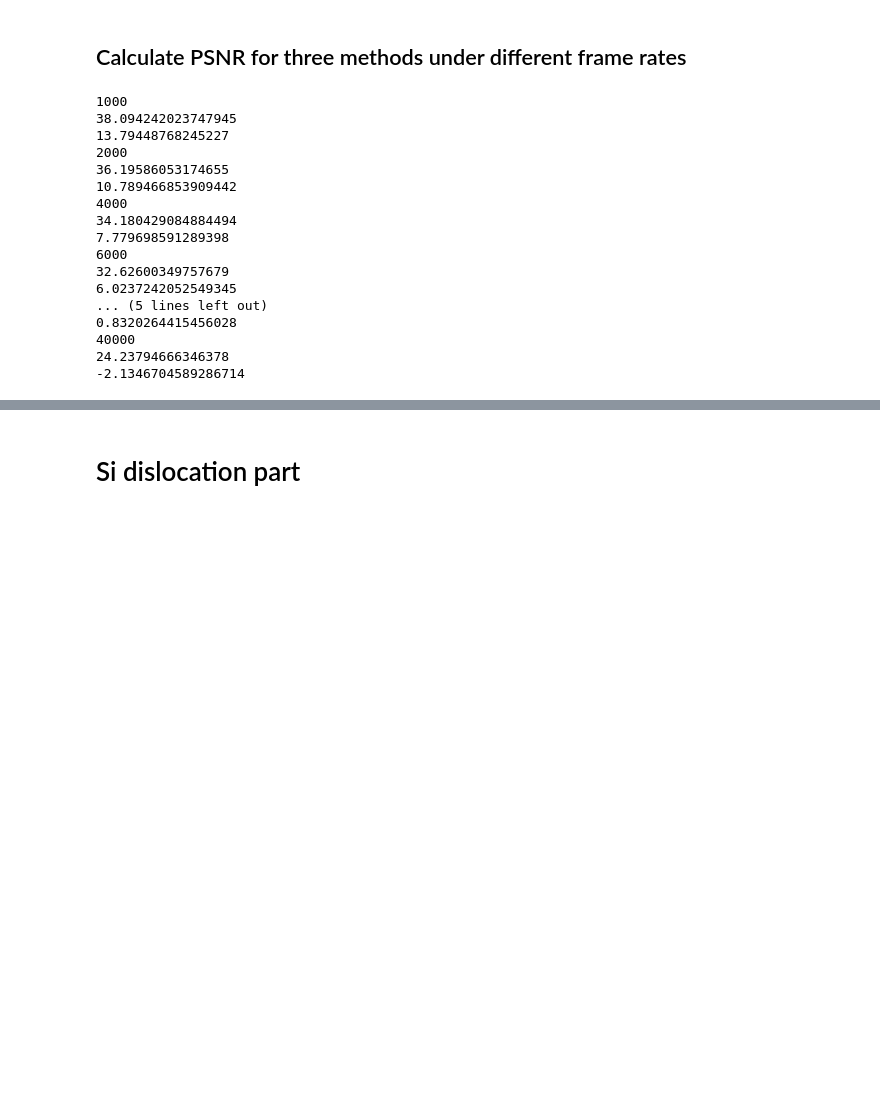
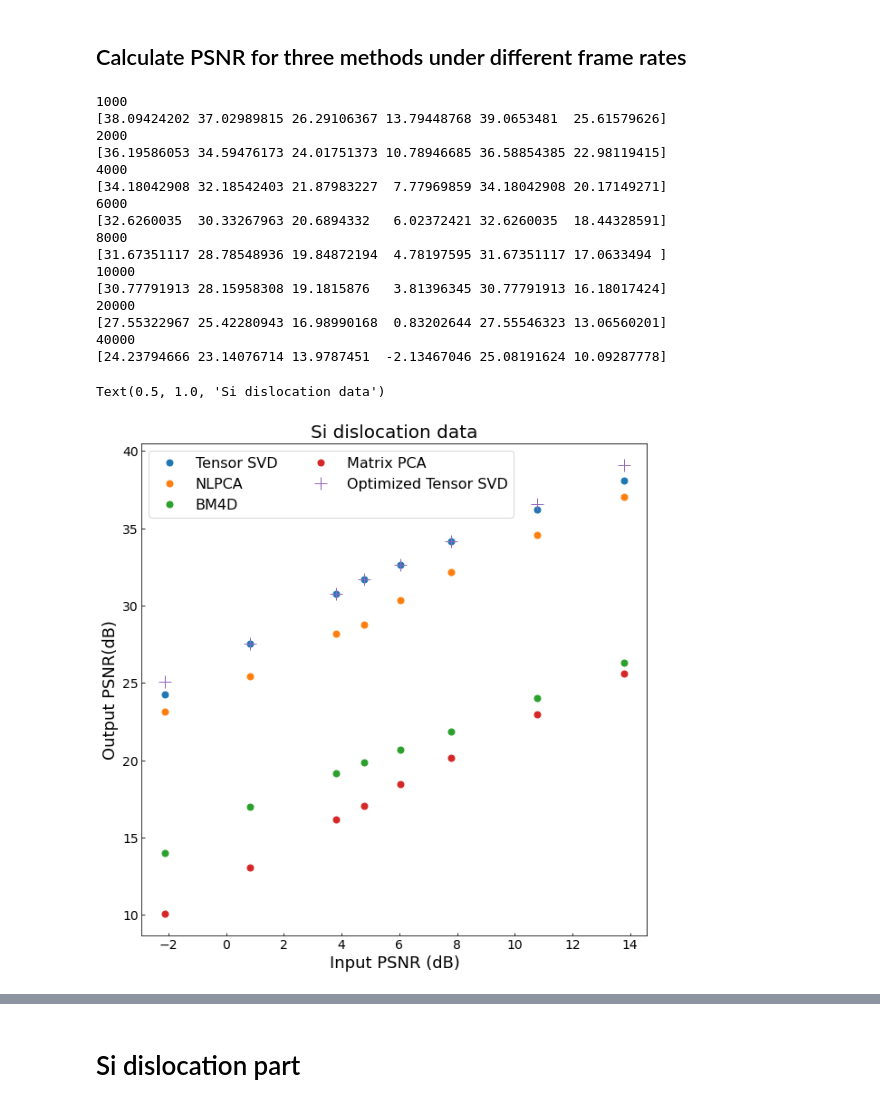
Before and after one commit to CY-Zhang/PyProcessingCodes, a Jupyter notebook: TensorDenoise/VisulizeResult_DenoiseMethodsComparison.ipynb, the cells around one changed output, grey strips where cells are left out. Cells and saved outputs as stored; diff of their text form; code cells hidden in the pictures; blank space fills up the shorter version.

```diff
--- a/TensorDenoise/VisulizeResult_DenoiseMethodsComparison.ipynb
+++ b/TensorDenoise/VisulizeResult_DenoiseMethodsComparison.ipynb
@@ -30,59 +28,82 @@ noisy_file.shape
 # %%
-# Calculate input vs output psnr for tensor, NPLCA, and BM4D
-FPS_list = [1000,2000,4000,6000,8000,20000,40000]
-PSNR_list = np.zeros((5,len(FPS_list)))
-path = '/srv/home/chenyu/TensorDenoise/Simulatons/STO_simulation/'
+# Plot input vs output psnr
+FPS_list = [1000,2000,4000,6000,8000,10000,20000,40000]
+PSNR_list = np.zeros((6,len(FPS_list)))
+path = 'D:/2020/TensorSVD/ManuscriptRelated/SimulationData/'
 for i in range(len(FPS_list)):
     FPS = FPS_list[i]
-    truth_file = path + 'Simulation_truth_STO_slice_5_'+str(FPS)+'FPS_cropped_100layers.npy'
+    truth_file = path + 'DenoiseInput_cropped/STO/Simulation_truth_STO_slice_5_'+str(FPS)+'FPS_cropped_100layers.npy'
     truth_file = np.load(truth_file)
 
-    noisy_file = path + 'Simulation_noisy_STO_slice_5_'+str(FPS)+'FPS_cropped_100layers.mat'
+    noisy_file = path + 'DenoiseInput_cropped/STO/Simulation_noisy_STO_slice_5_'+str(FPS)+'FPS_cropped_100layers.mat'
     noisy_file = sio.loadmat(noisy_file)
     noisy_file = noisy_file['datacube']
 
-    tensor_file = path + 'Simulation_tensor_STO_slice_5_'+str(FPS)+'FPS_cropped_100layers.mat'
+    tensor_file = path + 'DenoiseOutput_cropped/STO/Simulation_tensor_STO_slice_5_'+str(FPS)+'FPS_cropped_100layers.mat'
     tensor_file = sio.loadmat(tensor_file)
     tensor_file = tensor_file['est_HOOI']
 
-    NLPCA_file = path + 'Simulation_NLPCA_STO_slice_5_'+str(FPS)+'FPS_cropped_100layers.mat'
+    NLPCA_file = path + 'DenoiseOutput_cropped/STO/Simulation_NLPCA_STO_slice_5_'+str(FPS)+'FPS_cropped_100layers.mat'
     NLPCA_file = sio.loadmat(NLPCA_file)
     NLPCA_file = NLPCA_file['est_NLPCA']
 
-    BM4D_file = path + 'Simulation_BM4D_STO_slice_5_'+str(FPS)+'FPS_cropped_100layers.mat'
+    BM4D_file = path + 'DenoiseOutput_cropped/STO/Simulation_BM4D_STO_slice_5_'+str(FPS)+'FPS_cropped_100layers.mat'
     BM4D_file = sio.loadmat(BM4D_file)
     BM4D_file = BM4D_file['est_BM4D']
 
-    tensor_file_optimized = path + 'Simulation_tensor_STO_slice_5_'+str(FPS)+'FPS_cropped_100layers_optimized.mat'
+    tensor_file_optimized = path + 'DenoiseOutput_cropped/STO/Simulation_tensor_STO_slice_5_'+str(FPS)+'FPS_cropped_100layers_optimized.mat'
     tensor_file_optimized = sio.loadmat(tensor_file_optimized)
     tensor_file_optimized = tensor_file_optimized['est_HOOI']
+
+    PCA_file = path + 'DenoiseOutput_cropped/STO/Simulation_PCA_STO_slice_5_'+str(FPS)+'FPS_cropped_100layers.npy'
+    PCA_file = np.load(PCA_file)
 
     PSNR_list[0,i] = averagePSNR(tensor_file,truth_file,0)
     PSNR_list[1,i] = averagePSNR(NLPCA_file,truth_file,0)
     PSNR_list[2,i] = averagePSNR(BM4D_file,truth_file,0)
     PSNR_list[3,i] = averagePSNR(noisy_file,truth_file,0)
     PSNR_list[4,i] = averagePSNR(tensor_file_optimized, truth_file, 0)
+    PSNR_list[5,i] = averagePSNR(PCA_file, truth_file, 0)
+
 
     print(FPS)
-    print(averagePSNR(tensor_file,truth_file,0))
-    print(averagePSNR(noisy_file,truth_file,0))
+    print(PSNR_list[:,i])
 # %% [output]
 1000
-38.094242023747945
-13.79448768245227
+[38.09424202 37.02989815 26.29106367 13.79448768 39.0653481  25.61579626]
 2000
-36.19586053174655
-10.789466853909442
+[36.19586053 34.59476173 24.01751373 10.78946685 36.58854385 22.98119415]
 4000
-34.180429084884494
-7.779698591289398
+[34.18042908 32.18542403 21.87983227  7.77969859 34.18042908 20.17149271]
 6000
-32.62600349757679
-6.0237242052549345
-... (5 lines left out)
-0.8320264415456028
+[32.6260035  30.33267963 20.6894332   6.02372421 32.6260035  18.44328591]
+8000
+[31.67351117 28.78548936 19.84872194  4.78197595 31.67351117 17.0633494 ]
+10000
+[30.77791913 28.15958308 19.1815876   3.81396345 30.77791913 16.18017424]
+20000
+[27.55322967 25.42280943 16.98990168  0.83202644 27.55546323 13.06560201]
 40000
-24.23794666346378
--2.1346704589286714
+[24.23794666 23.14076714 13.9787451  -2.13467046 25.08191624 10.09287778]
+# %%
+fig = plt.figure(figsize=(10,10))
+ax3 = plt.subplot(111)
+ax3.plot(PSNR_list[3,:], PSNR_list[0,:], '.',markersize=14, label = 'Tensor SVD')
+ax3.plot(PSNR_list[3,:], PSNR_list[1,:], '.',markersize=14, label = 'NLPCA')
+ax3.plot(PSNR_list[3,:], PSNR_list[2,:], '.',markersize=14, label = 'BM4D')
+ax3.plot(PSNR_list[3,:], PSNR_list[5,:], '.',markersize=14, label = 'Matrix PCA')
+ax3.plot(PSNR_list[3,:], PSNR_list[4,:], '+', markersize=14, label = 'Optimized Tensor SVD')
+plt.xlabel('Input PSNR (dB)',fontsize=18)
+plt.ylabel('Output PSNR(dB)',fontsize=18)
+plt.legend(fontsize=16, loc='upper left',ncol=2)
+# plt.legend(bbox_to_anchor=(1.05, 1), loc='upper left', borderaxespad=0.,fontsize=16)
+ax3.tick_params(direction='in',labelsize = 14)
+plt.title('Si dislocation data', fontsize=20)
+# ax3.text(15,17,'v',fontsize=45, color='black', fontweight='bold')
+# ax3.text(6,17,'Si dislocation data denoise',fontsize=20, color='black')
+# plt.ylim([15,40])
+# %% [output]
+Text(0.5, 1.0, 'Si dislocation data')
+[figure, added]
 # %%
 # overall plot
```
Also changed, not shown: parts of 6 cells of this notebook, 2 other files.
